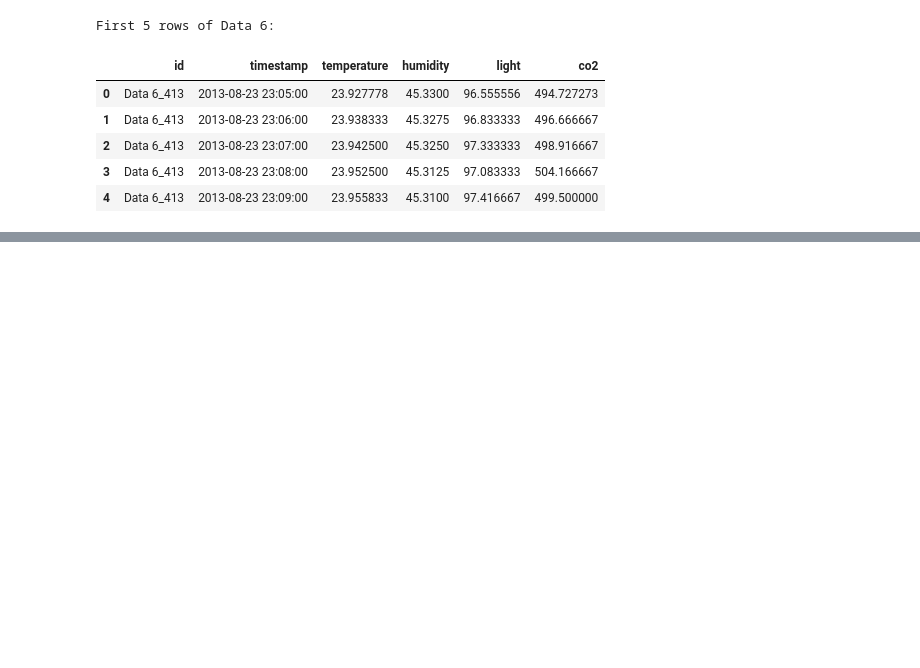
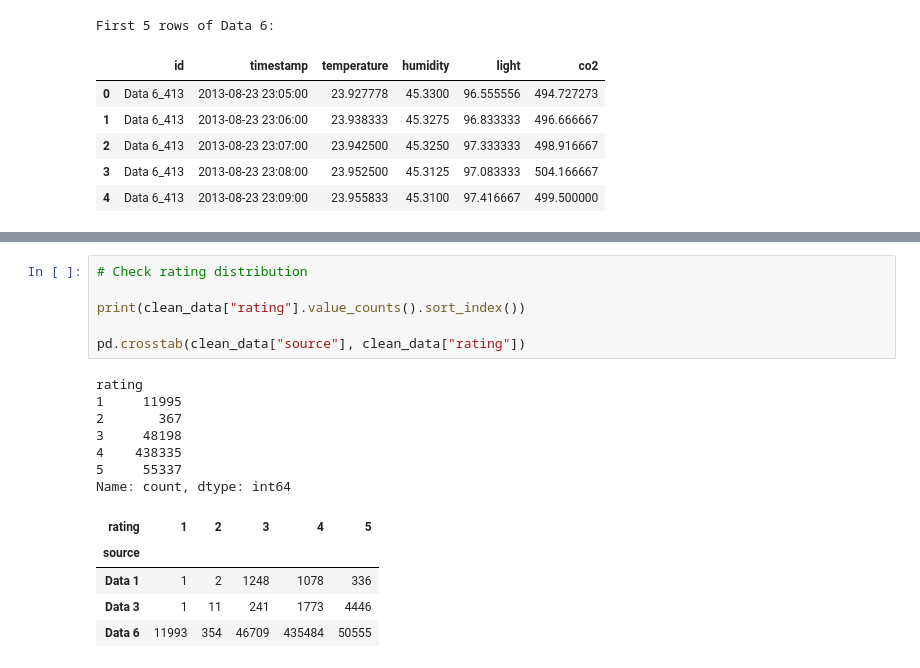
Before and after one commit to SEP4Real/SEP4, a Jupyter notebook: MAL/notebooks/1c_mock_data.ipynb, the cells around one changed output, grey strips where cells are left out. Saved outputs shown, nothing was run; the diff lists cells and outputs as text; blank space fills up the shorter version.

```diff
--- a/MAL/notebooks/1c_mock_data.ipynb
+++ b/MAL/notebooks/1c_mock_data.ipynb
@@ -611,0 +727,19 @@ First 5 rows of Data 6:
+# %%
+# Check rating distribution
+
+print(clean_data["rating"].value_counts().sort_index())
+
+pd.crosstab(clean_data["source"], clean_data["rating"])
+# %% [output]
+rating
+1     11995
+2       367
+3     48198
+4    438335
+5     55337
+Name: count, dtype: int64
+| rating | 1 | 2 | 3 | 4 | 5 |
+| source |  |  |  |  |  |
+| Data 1 | 1 | 2 | 1248 | 1078 | 336 |
+| Data 3 | 1 | 11 | 241 | 1773 | 4446 |
+| Data 6 | 11993 | 354 | 46709 | 435484 | 50555 |
```
Also changed, not shown: parts of 7 cells of this notebook.
